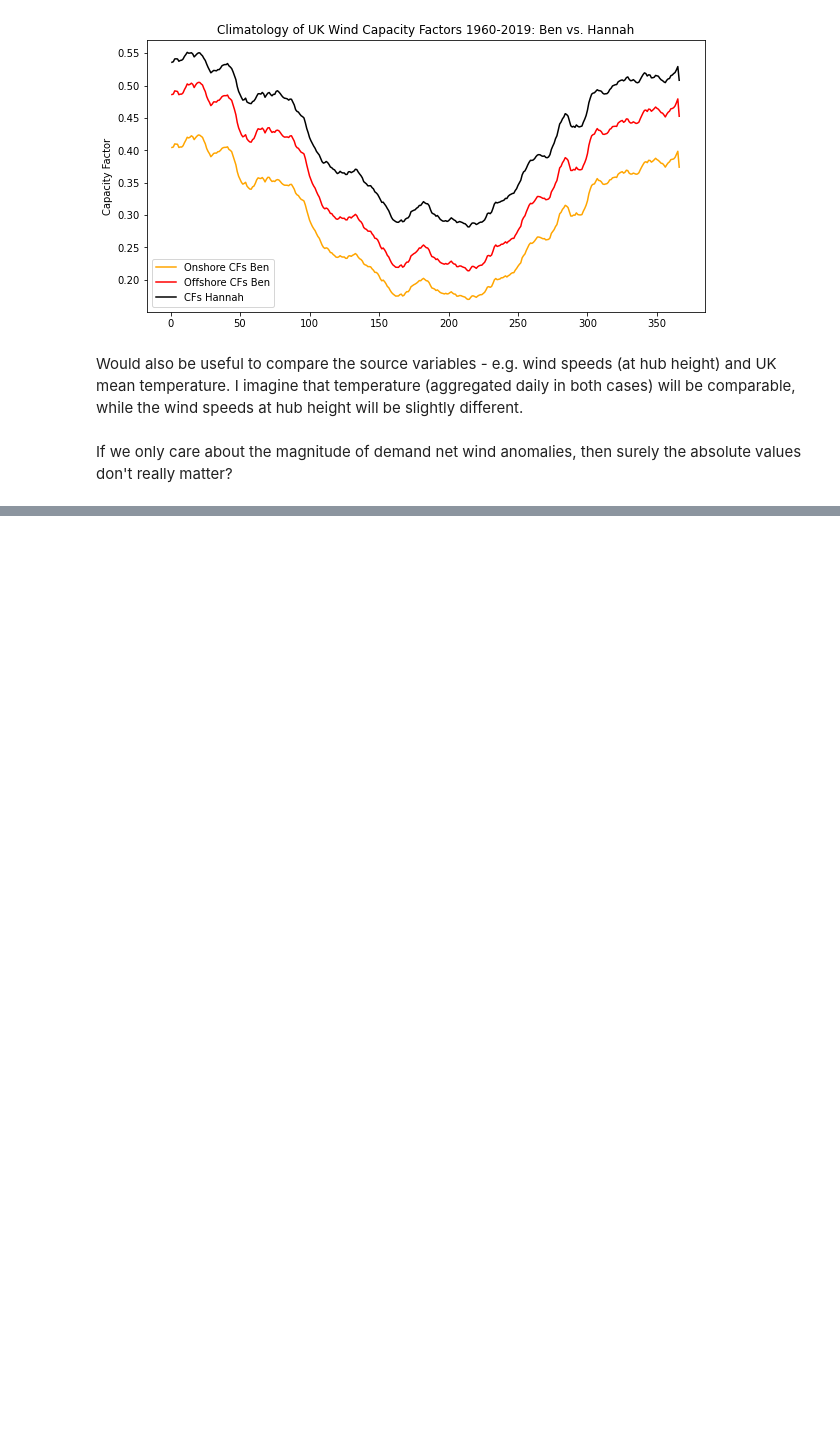
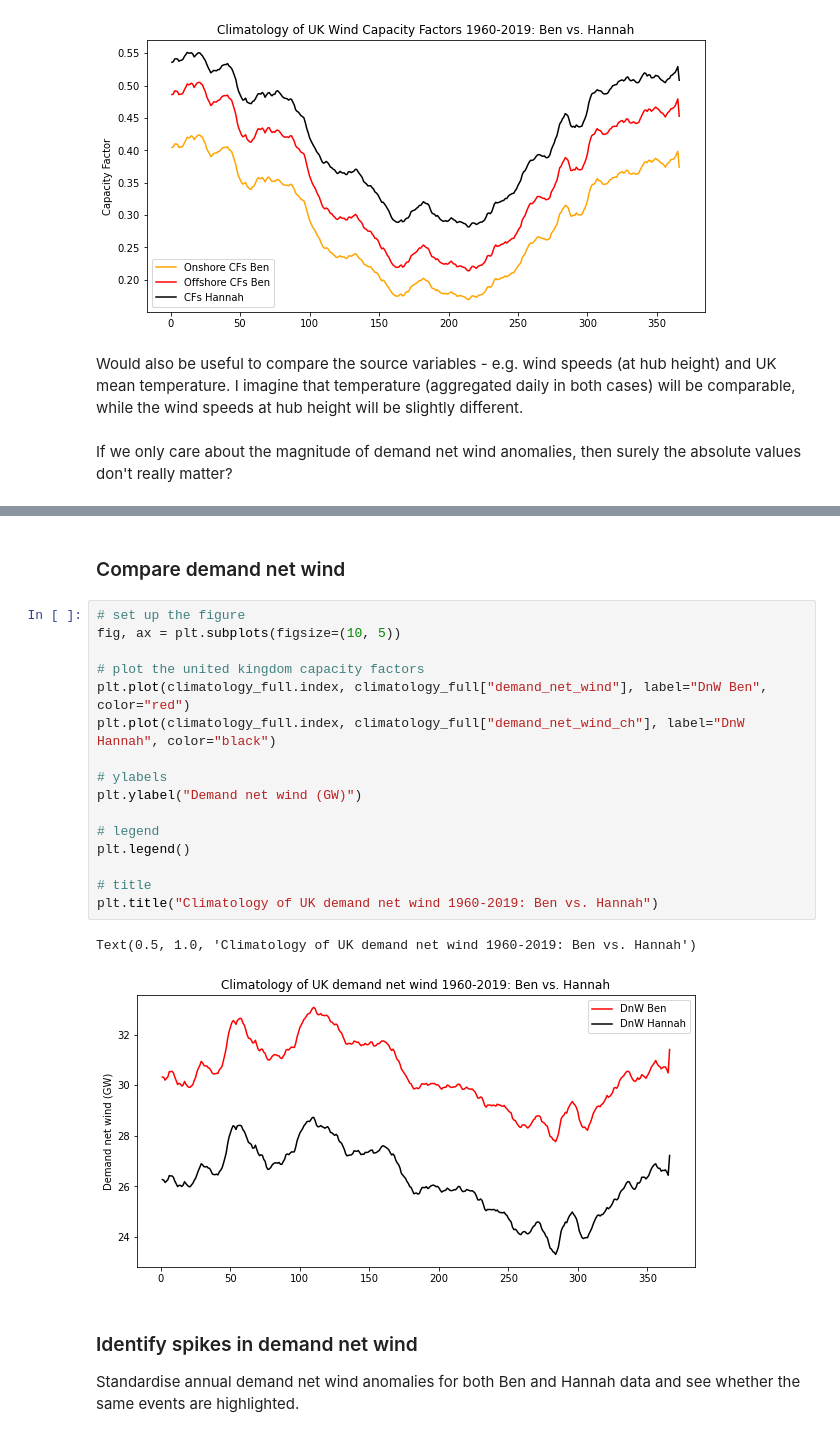
Before and after one commit to benhutchmet/unseen_multi_year, a Jupyter notebook: obs_wind_demand.ipynb, the cells around one changed output, grey strips where cells are left out. Saved outputs shown, nothing was run; the diff lists cells and outputs as text; blank space fills up the shorter version.

```diff
--- a/obs_wind_demand.ipynb
+++ b/obs_wind_demand.ipynb
@@ -283,0 +372,25 @@ If we only care about the magnitude of demand net wind anomalies, then surely th
+# %% [markdown]
+### Compare demand net wind ###
+# %%
+# set up the figure
+fig, ax = plt.subplots(figsize=(10, 5))
+
+# plot the united kingdom capacity factors
+plt.plot(climatology_full.index, climatology_full["demand_net_wind"], label="DnW Ben", color="red")
+plt.plot(climatology_full.index, climatology_full["demand_net_wind_ch"], label="DnW Hannah", color="black")
+
+# ylabels
+plt.ylabel("Demand net wind (GW)")
+
+# legend
+plt.legend()
+
+# title
+plt.title("Climatology of UK demand net wind 1960-2019: Ben vs. Hannah")
+# %% [output]
+Text(0.5, 1.0, 'Climatology of UK demand net wind 1960-2019: Ben vs. Hannah')
+[figure, added]
+# %% [markdown]
+### Identify spikes in demand net wind ###
+
+Standardise annual demand net wind anomalies for both Ben and Hannah data and see whether the same events are highlighted.
```
Also changed, not shown: parts of 17 cells of this notebook.
